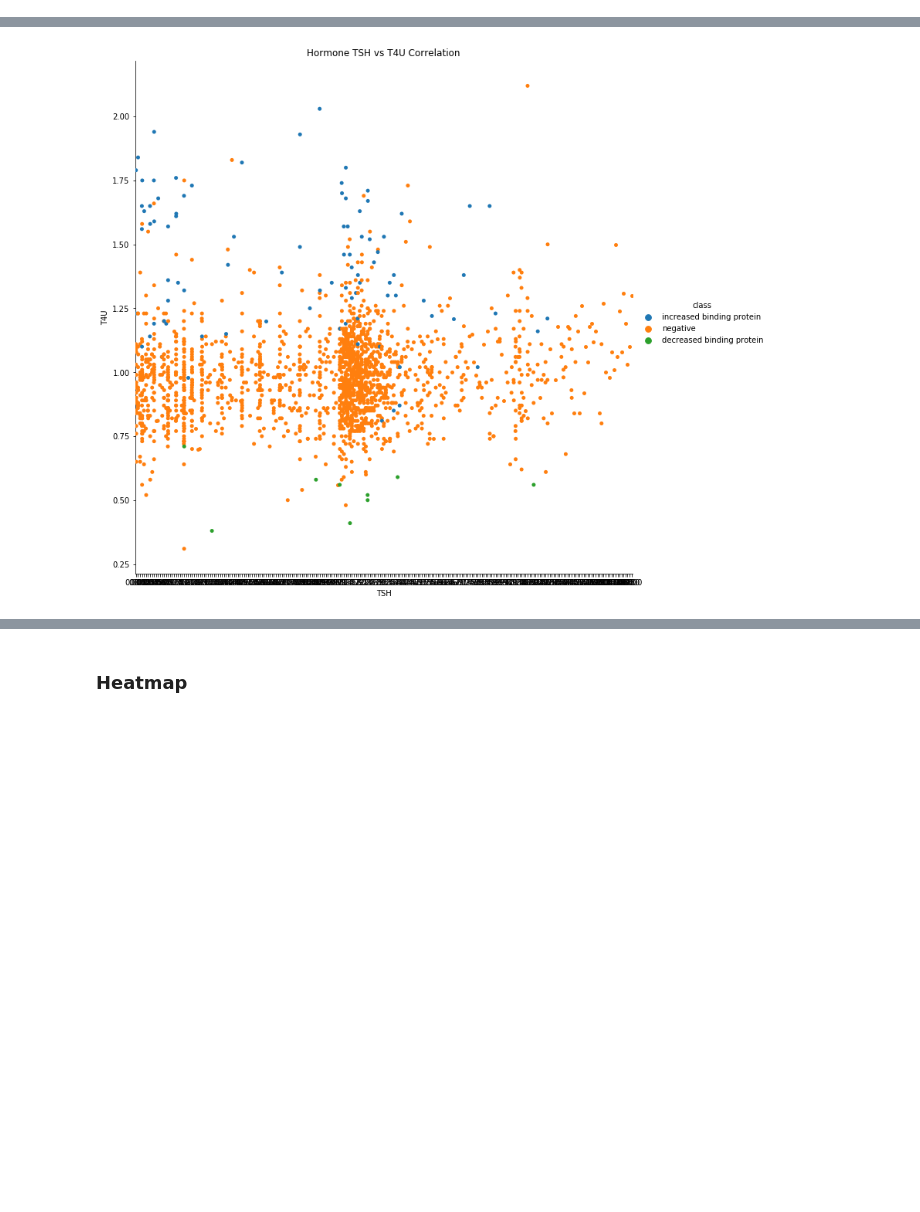
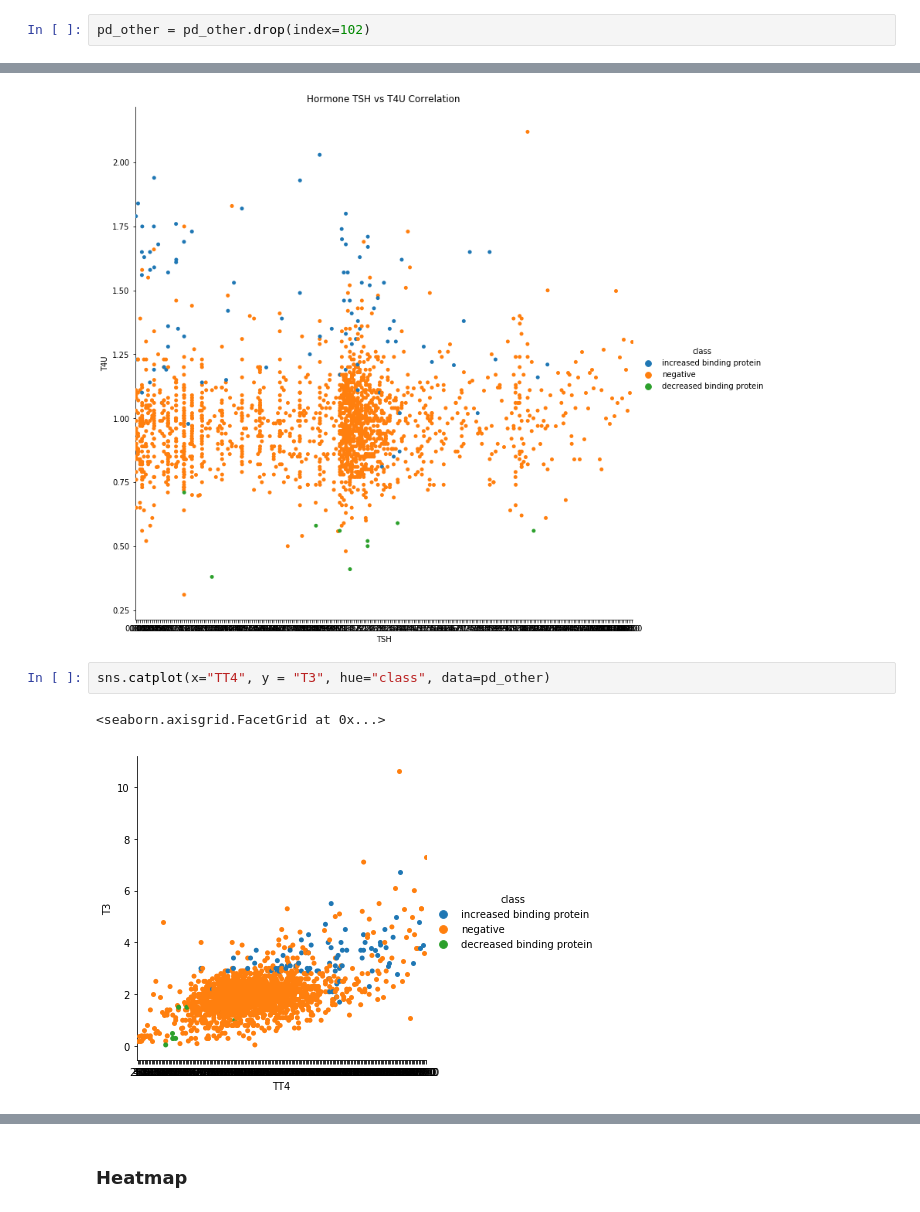
Before and after one commit to PavolGrofcik/INANU, a Jupyter notebook: Data_Analysis.ipynb, the cells around one changed output, grey strips where cells are left out. Drawn from its saved outputs; the diff is of its cells as text; blank space fills up the shorter version.

```diff
--- a/Data_Analysis.ipynb
+++ b/Data_Analysis.ipynb
@@ -223,3 +344,5 @@ x.unique()
 pd_other["hours-per-week"].isna().dropna()
 # %%
 pd_other.race.isna().dropna()
+# %%
+pd_other = pd_other.drop(index=102)
@@ -229,3 +354,8 @@ plt.title("Hormone TSH vs T4U Correlation")
 # %% [output]
 Text(0.5, 1.0, 'Hormone TSH vs T4U Correlation')
 [figure]
+# %%
+sns.catplot(x="TT4", y = "T3", hue="class", data=pd_other)
+# %% [output]
+<seaborn.axisgrid.FacetGrid at 0x...>
+[figure, added]
```
Also changed, not shown: parts of 38 cells of this notebook, 1 other file.
